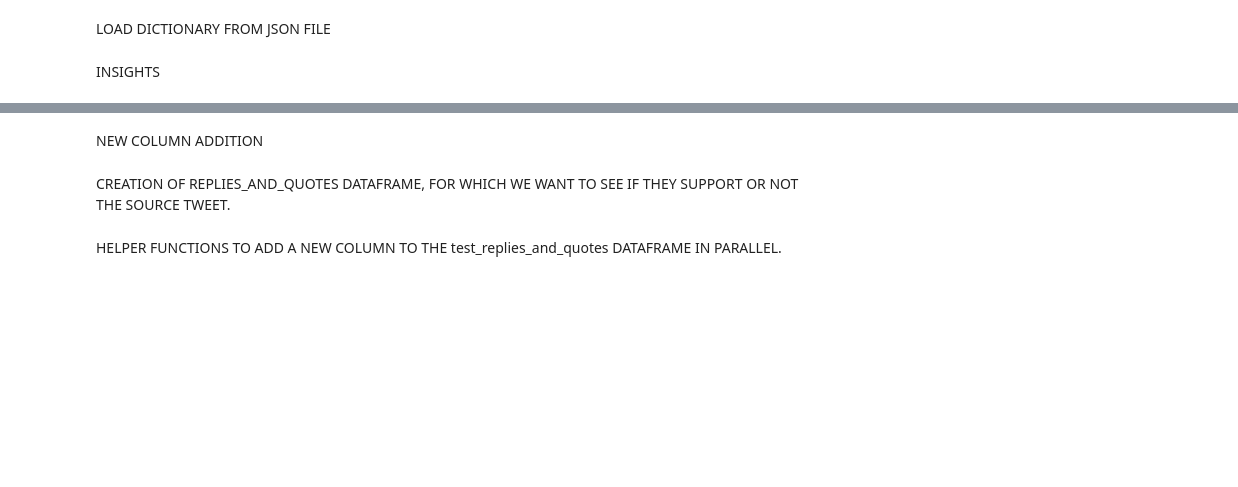
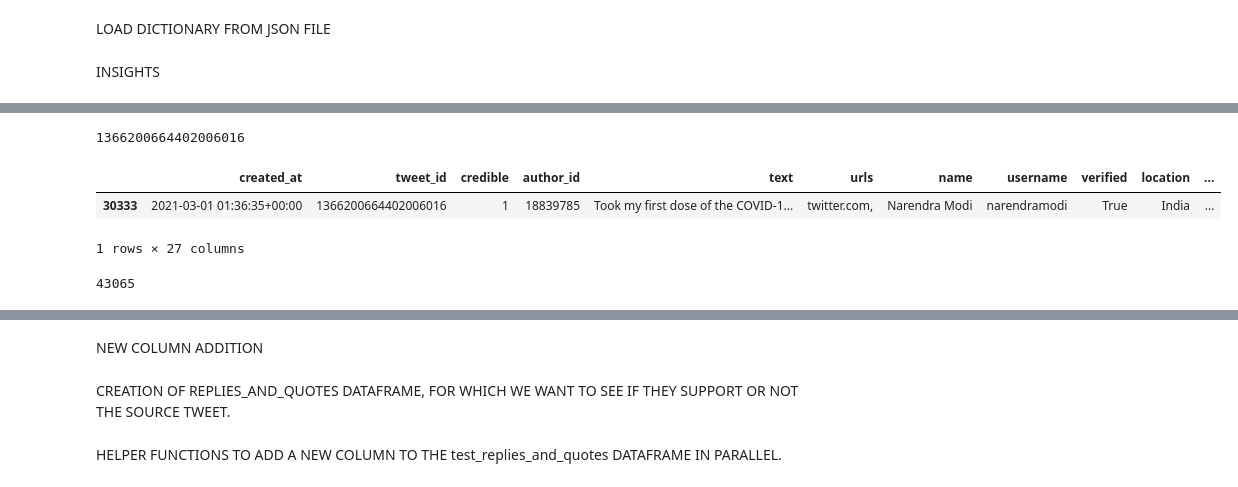
Before and after one commit to andreistoica12/research-internship, a Jupyter notebook: NLP.ipynb, the cells around one changed output, grey strips where cells are left out. Cells and saved outputs as stored; diff of their text form; code cells hidden in the pictures; blank space fills up the shorter version.

```diff
--- a/NLP.ipynb
+++ b/NLP.ipynb
@@ -58,6 +81,9 @@ def string_to_int(reference_id):
         return reference_id
 # %%
 merged_days['reference_id'] = merged_days['reference_id'].apply(string_to_int)
+# %%
+# Convert the 'created_at' column to datetime
+merged_days['created_at'] = pd.to_datetime(merged_days['created_at'])
 # %%
 merged_days
 # %% [output]
@@ -414,0 +547,16 @@ plot_all_deltas_OC(reaction_types_full_list, deltas_labels, covaxxy_deltas_OC_gr
+# %%
+# Filter the dataset and keep only the reactions. Remove source tweets.
+all_reactions = merged_days[merged_days['reference_id'] != '#']
+# %%
+# Find out the most frequent reference_id = the source tweet id which had the most reactions
+central_node = all_reactions['reference_id'].mode()[0]
+# %%
+central_node
+# %% [output]
+1366200664402006016
+# %%
+merged_days[merged_days['tweet_id'] == central_node]
+# %% [output]
+|  | created_at | tweet_id | credible | author_id | text | urls | name | username | verified | location | ... |
+| 30333 | 2021-03-01 01:36:35+00:00 | 1366200664402006016 | 1 | 18839785 | Took my first dose of the COVID-1... | twitter.com, | Narendra Modi | narendramodi | True | India | ... |
+1 rows × 27 columns
@@ -414,0 +565,4 @@ plot_all_deltas_OC(reaction_types_full_list, deltas_labels, covaxxy_deltas_OC_gr
+# %%
+count
+# %% [output]
+43065
```
Also changed, not shown: parts of 30 cells of this notebook, 18 other files.
